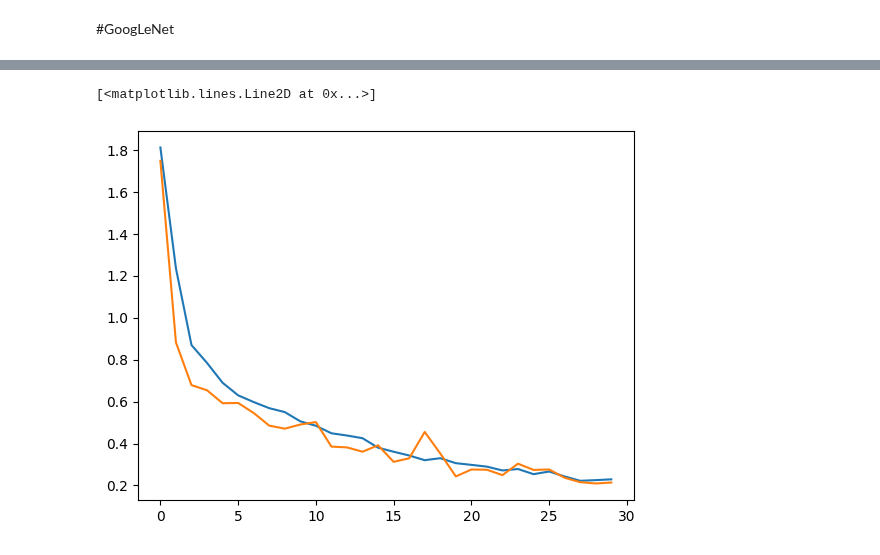
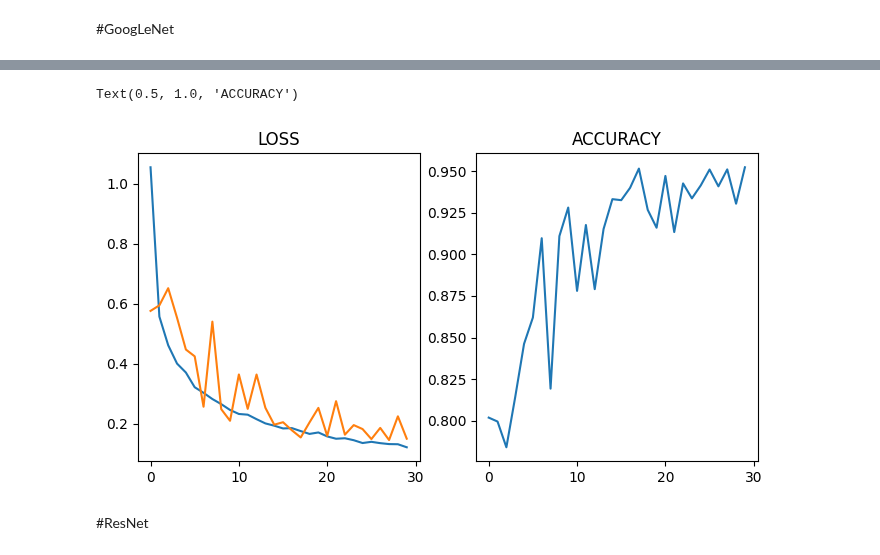
Before and after one commit to piq-13/ml_projects, a Jupyter notebook: EuroSTAT/EuroSTAT_models.ipynb, the cells around one changed output, grey strips where cells are left out. Drawn from its saved outputs; the diff is of its cells as text; code cells hidden in the pictures.

```diff
--- a/EuroSTAT/EuroSTAT_models.ipynb
+++ b/EuroSTAT/EuroSTAT_models.ipynb
@@ -429,10 +472,11 @@ model = GoogLeNet(in_channels=3 , out_channels=len(class_names)).to(device)
 from tqdm import tqdm
 
 epochs = 30
-optimizer = torch.optim.AdamW(params=model.parameters(), lr=0.001)
+optimizer = torch.optim.AdamW(params=model.parameters(), lr=0.000025, weight_decay=0.00001)
 loss_fn = nn.CrossEntropyLoss()
 train_loss_list = list()
 test_loss_list = list()
+test_acc_list = list()
 
 for epoch in tqdm(range(epochs)):
     res_train = train_step(model=model,
@@ -444,6 +488,7 @@ for epoch in tqdm(range(epochs)):
                            data_loader=test_dataloader,
                            loss_fn=loss_fn)
     test_loss_list.append(res_test['Loss'])
-    print(f"EPOCH: {epoch} \n TRAIN Loss: {res_train['Loss']} \n TEST Loss: {res_test['Loss']}\n TEST Acc: {res_test['Acc']*100:.2f}%")
+    test_acc_list.append(res_test['Acc'])
+    print(f"\nEPOCH: {epoch} \n TRAIN Loss: {res_train['Loss']} \n TEST Loss: {res_test['Loss']}\n TEST Acc: {res_test['Acc']*100:.2f}%")
 # %% [output]
 EPOCH: 0
@@ -497,10 +542,16 @@ EPOCH: 11
 ... (18 outputs left out)
 # %%
+from torch.autograd import set_multithreading_enabled
 import matplotlib.pyplot as plt
 
-fig, ax = plt.subplots()
-ax.plot(train_loss_list)
-ax.plot(test_loss_list)
+fig, ax = plt.subplots(1,2, figsize=(8,4))
+ax[0].plot(train_loss_list)
+ax[0].plot(test_loss_list)
+ax[0].set_title("LOSS")
+ax[1].plot(test_acc_list)
+ax[1].set_title("ACCURACY")
 # %% [output]
-[<matplotlib.lines.Line2D at 0x...>]
+Text(0.5, 1.0, 'ACCURACY')
-[figure, old version]
+[figure, new version]
+# %% [markdown]
+#ResNet
```
Also changed, not shown: parts of 8 cells of this notebook.
